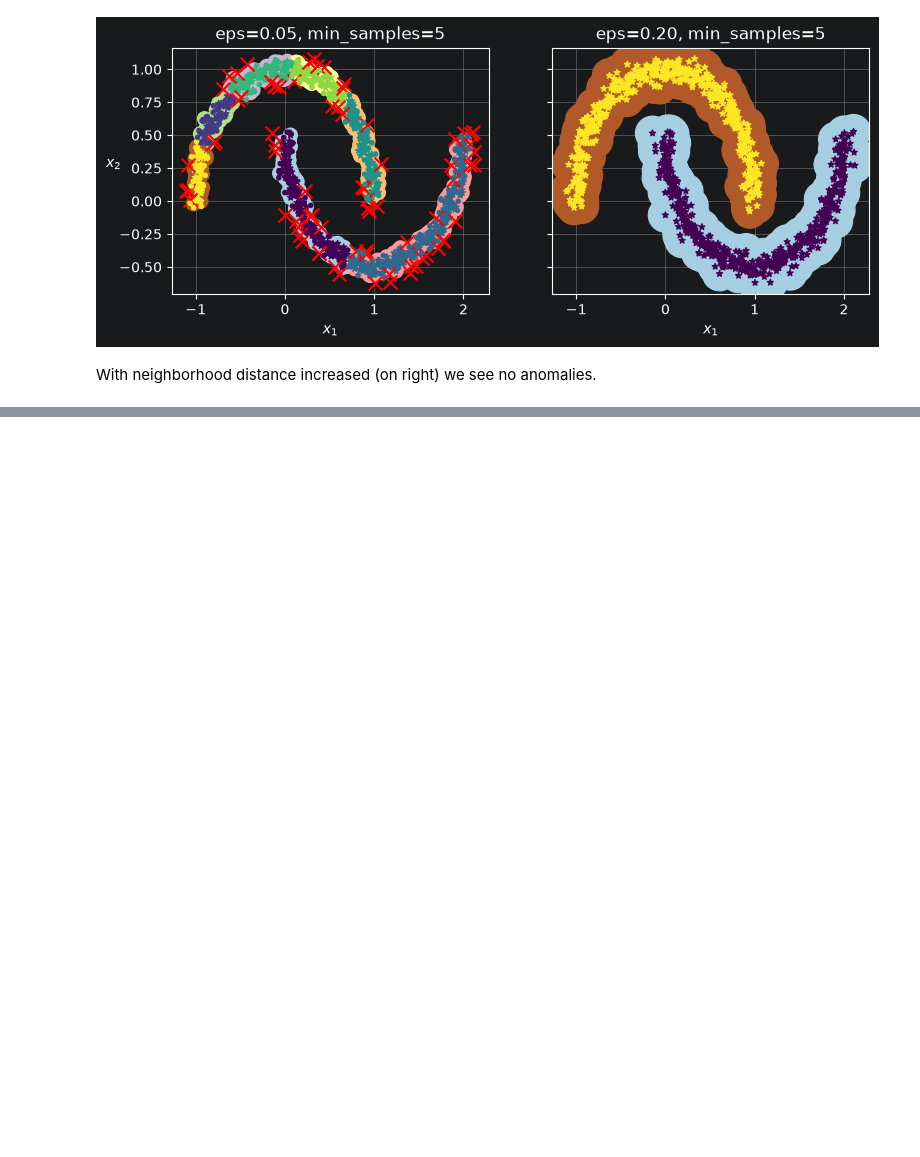
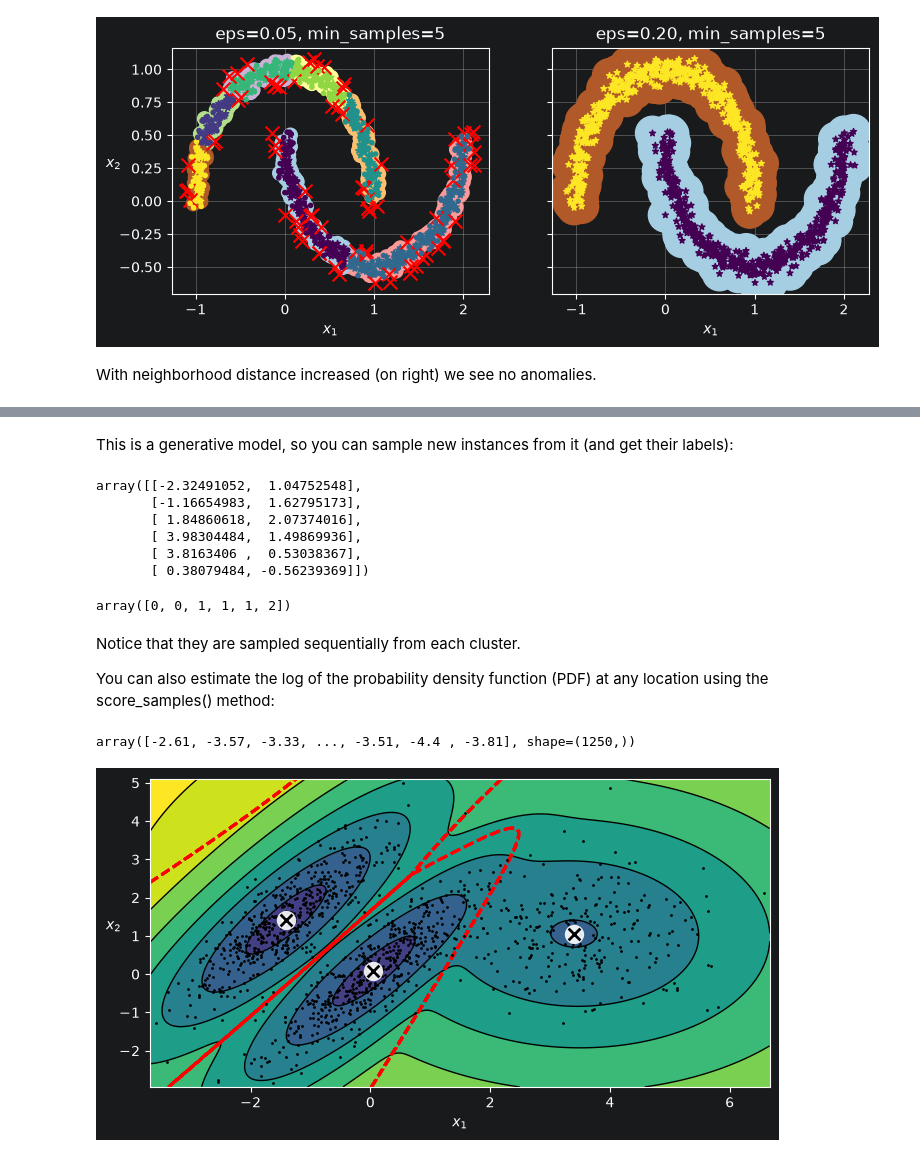
Before and after one commit to AVilums/hands-on-ml, a Jupyter notebook: chapter_8/unsupervised_learning_techniques.ipynb, the cells around one changed output, grey strips where cells are left out. Cells and saved outputs as stored; diff of their text form; code cells hidden in the pictures; blank space fills up the shorter version.

```diff
--- a/chapter_8/unsupervised_learning_techniques.ipynb
+++ b/chapter_8/unsupervised_learning_techniques.ipynb
@@ -701,0 +753,7 @@ With neighborhood distance increased (on right) we see no anomalies.
+# %%
+X1, y1 = make_blobs(n_samples=1000, centers=((4, -4), (0, 0)), random_state=42)
+X1 = X1.dot(np.array([[0.374, 0.95], [0.732, 0.598]]))
+X2, y2 = make_blobs(n_samples=250, centers=1, random_state=42)
+X2 = X2 + [6, -8]
+X = np.r_[X1, X2]
+y = np.r_[y1, y2]
@@ -701,0 +762,4 @@ With neighborhood distance increased (on right) we see no anomalies.
+# %%
+from sklearn.mixture import GaussianMixture
+gm = GaussianMixture(n_components=3, n_init=10, random_state=42)
+gm.fit(X)
@@ -701,0 +815,65 @@ With neighborhood distance increased (on right) we see no anomalies.
+# %% [markdown]
+This is a generative model, so you can sample new instances from it (and get their labels):
+# %%
+X_new, y_new = gm.sample(6)
+X_new
+# %% [output]
+array([[-2.32491052,  1.04752548],
+       [-1.16654983,  1.62795173],
+       [ 1.84860618,  2.07374016],
+       [ 3.98304484,  1.49869936],
+       [ 3.8163406 ,  0.53038367],
+       [ 0.38079484, -0.56239369]])
+# %%
+y_new
+# %% [output]
+array([0, 0, 1, 1, 1, 2])
+# %% [markdown]
+Notice that they are sampled sequentially from each cluster.
+
+You can also estimate the log of the probability density function (PDF) at any location using the score_samples() method:
+# %%
+gm.score_samples(X).round(2)
+# %% [output]
+array([-2.61, -3.57, -3.33, ..., -3.51, -4.4 , -3.81], shape=(1250,))
+# %%
+from matplotlib.colors import LogNorm
+
+def plot_gaussian_mixture(clusterer, X, resolution=1000, show_ylabels=True):
+    mins = X.min(axis=0) - 0.1
+    maxs = X.max(axis=0) + 0.1
+    xx, yy = np.meshgrid(np.linspace(mins[0], maxs[0], resolution),
+                         np.linspace(mins[1], maxs[1], resolution))
+    Z = -clusterer.score_samples(np.c_[xx.ravel(), yy.ravel()])
+    Z = Z.reshape(xx.shape)
+
+    plt.contourf(xx, yy, Z,
+                 norm=LogNorm(vmin=1.0, vmax=30.0),
+                 levels=np.logspace(0, 2, 12))
+    plt.contour(xx, yy, Z,
+                norm=LogNorm(vmin=1.0, vmax=30.0),
+                levels=np.logspace(0, 2, 12),
+                linewidths=1, colors='k')
+
+    Z = clusterer.predict(np.c_[xx.ravel(), yy.ravel()])
+    Z = Z.reshape(xx.shape)
+    plt.contour(xx, yy, Z,
+                linewidths=2, colors='r', linestyles='dashed')
+
+    plt.plot(X[:, 0], X[:, 1], 'k.', markersize=2)
+    plot_centroids(clusterer.means_, clusterer.weights_)
+
+    plt.xlabel("$x_1$")
+    if show_ylabels:
+        plt.ylabel("$x_2$", rotation=0)
+    else:
+        plt.tick_params(labelleft=False)
+
+plt.figure(figsize=(8, 4))
+
+plot_gaussian_mixture(gm, X)
+
+
+plt.show()
+# %% [output]
+[figure, added]
```
Also changed, not shown: parts of 42 cells of this notebook.
